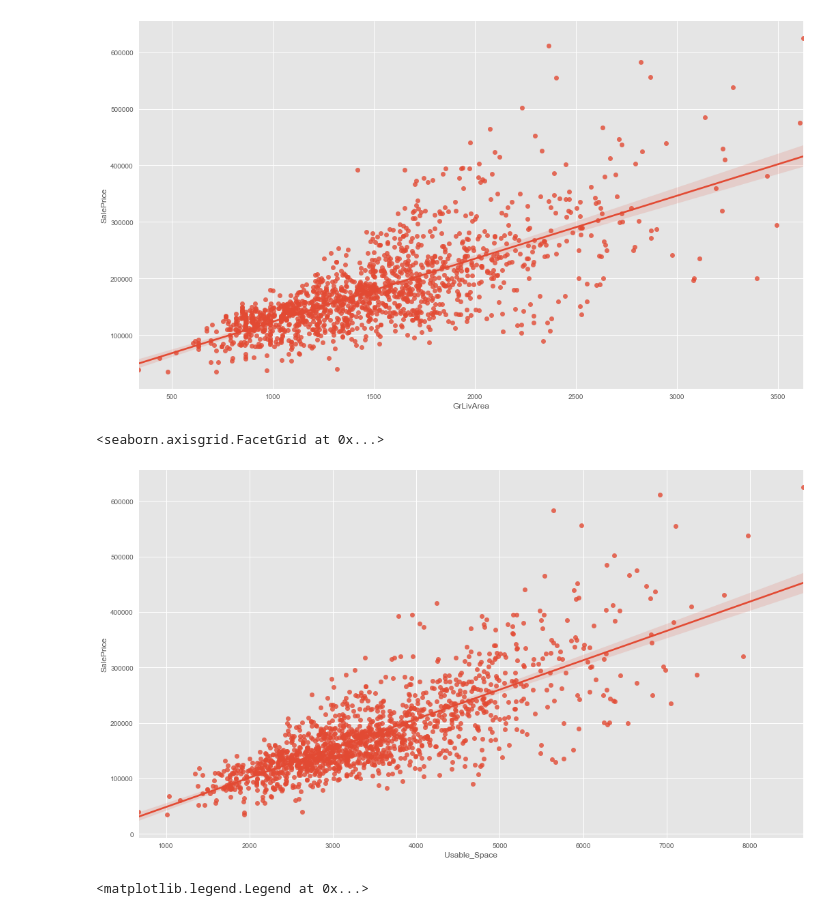
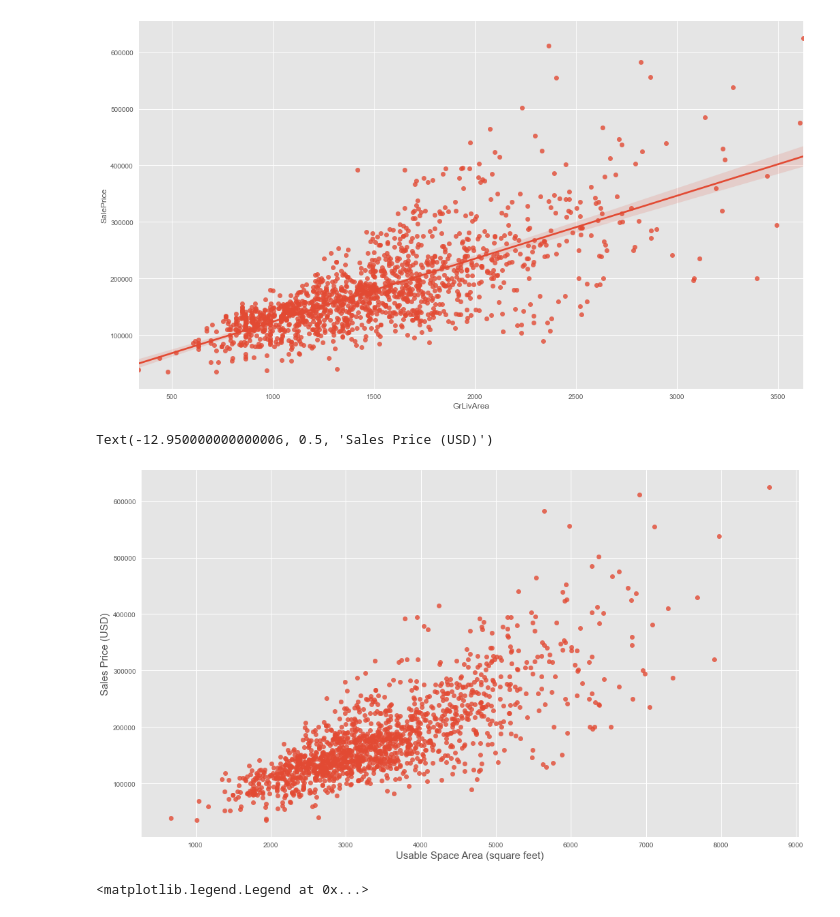
Before and after one commit to suhitasva/ML_Project, a Jupyter notebook: PLR_models.ipynb, the cells around one changed output. Saved outputs shown, nothing was run; the diff lists cells and outputs as text; code cells hidden in the pictures.

```diff
--- a/PLR_models.ipynb
+++ b/PLR_models.ipynb
@@ -102,10 +102,12 @@ sns.lmplot("GrLivArea", "SalePrice", train_df, height=8, aspect=1.8, palette="Se
 <seaborn.axisgrid.FacetGrid at 0x...>
 [figure]
 # %%
-sns.lmplot("Usable_Space", "SalePrice", train_df, height=8, aspect=1.8, palette="Set2")
+sns.lmplot("Usable_Space", "SalePrice", train_df, height=8, aspect=1.8, fit_reg=False, palette="Set2")
+plt.xlabel("Usable Space Area (square feet)", fontsize = 15)
+plt.ylabel("Sales Price (USD)", fontsize = 15)
 # %% [output]
-<seaborn.axisgrid.FacetGrid at 0x...>
+Text(-12.950000000000006, 0.5, 'Sales Price (USD)')
-[figure, old version]
+[figure, new version]
 # %%
 sns.lmplot("Usable_Space", "SalePrice", train_df, height=8, aspect=1.8, palette="Set1",\
            fit_reg=False, hue='FullBath', legend=False)
```
Also changed, not shown: parts of 88 cells of this notebook.
